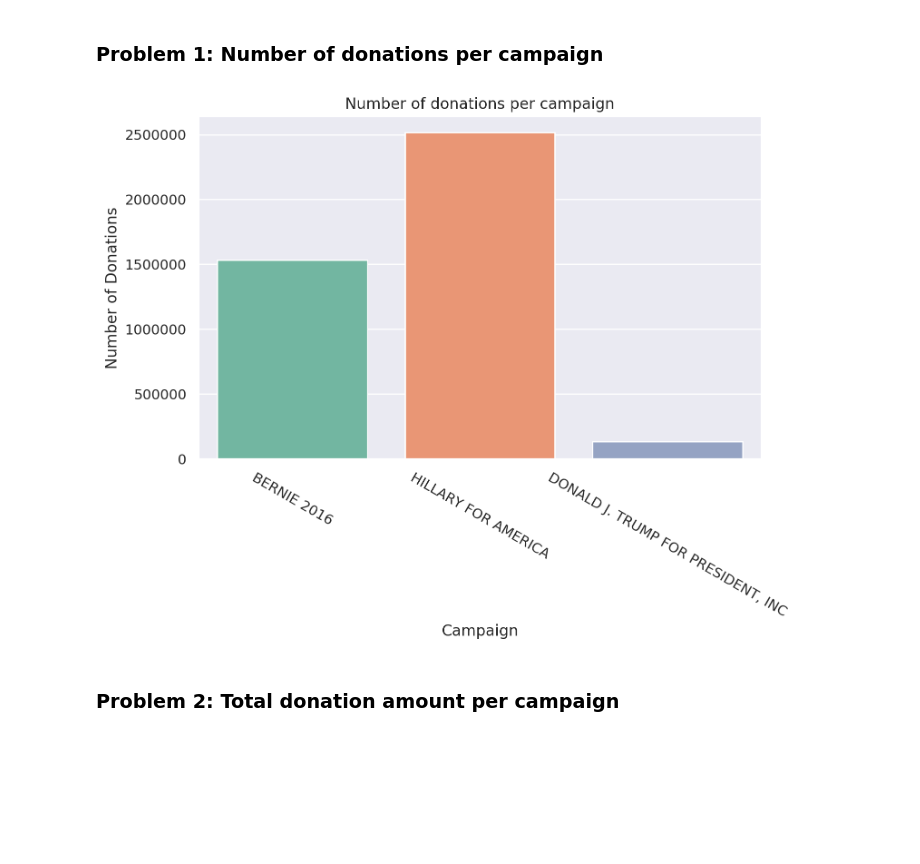
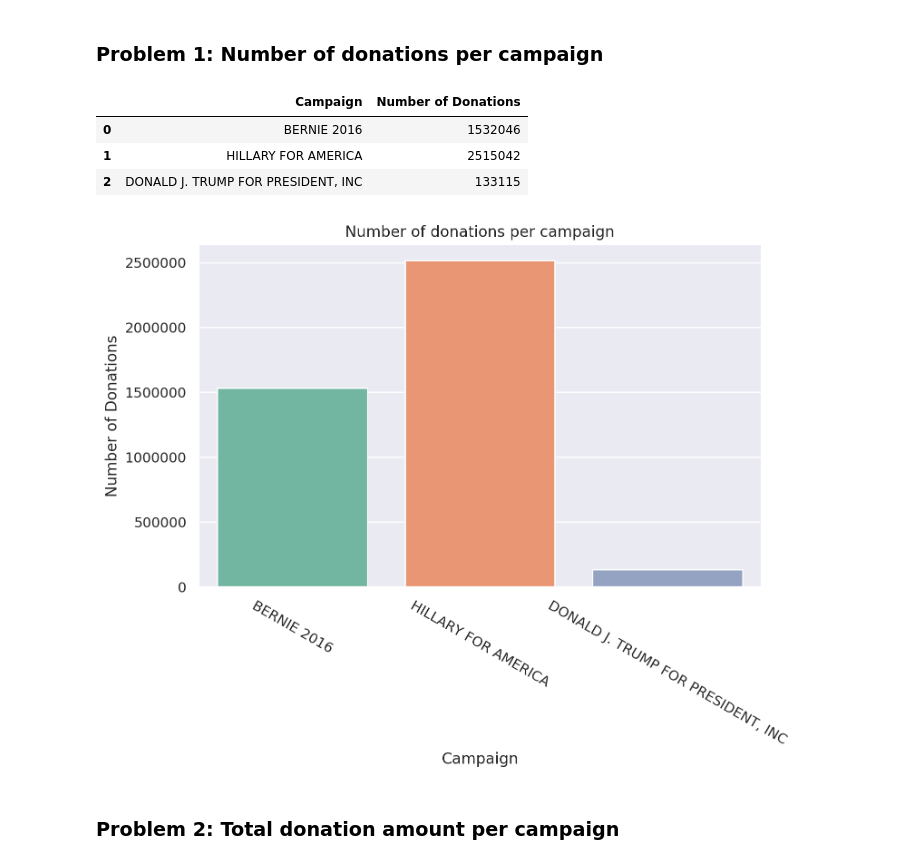
Before and after one commit to mnvsngv/cs696-bigdata, a Jupyter notebook: Assignment 4/Assignment 4.ipynb, the cells around one changed output. Drawn from its saved outputs; the diff is of its cells as text; code cells hidden in the pictures; blank space fills up the shorter version.

```diff
--- a/Assignment 4/Assignment 4.ipynb
+++ b/Assignment 4/Assignment 4.ipynb
@@ -146,12 +146,17 @@ sns.set(palette='Set2')
 # %%
 problem1_df = pd.read_csv('./1.csv', names=['Campaign', 'Number of Donations'])
 problem1_df['Campaign'] = [campaign_ids[id_number] for id_number in problem1_df['Campaign']]
 
 plot_large()
 sns.barplot(x='Campaign', y='Number of Donations', data=problem1_df)
 plt.xticks(rotation=-30)
-plt.title('Number of donations per campaign');
+plt.title('Number of donations per campaign')
+problem1_df.head()
 # %% [output]
+|  | Campaign | Number of Donations |
+| 0 | BERNIE 2016 | 1532046 |
+| 1 | HILLARY FOR AMERICA | 2515042 |
+| 2 | DONALD J. TRUMP FOR PRESIDENT, INC | 133115 |
 [figure]
 # %% [markdown]
 ### Problem 2: Total donation amount per campaign
```
Also changed, not shown: parts of 3 cells of this notebook.
